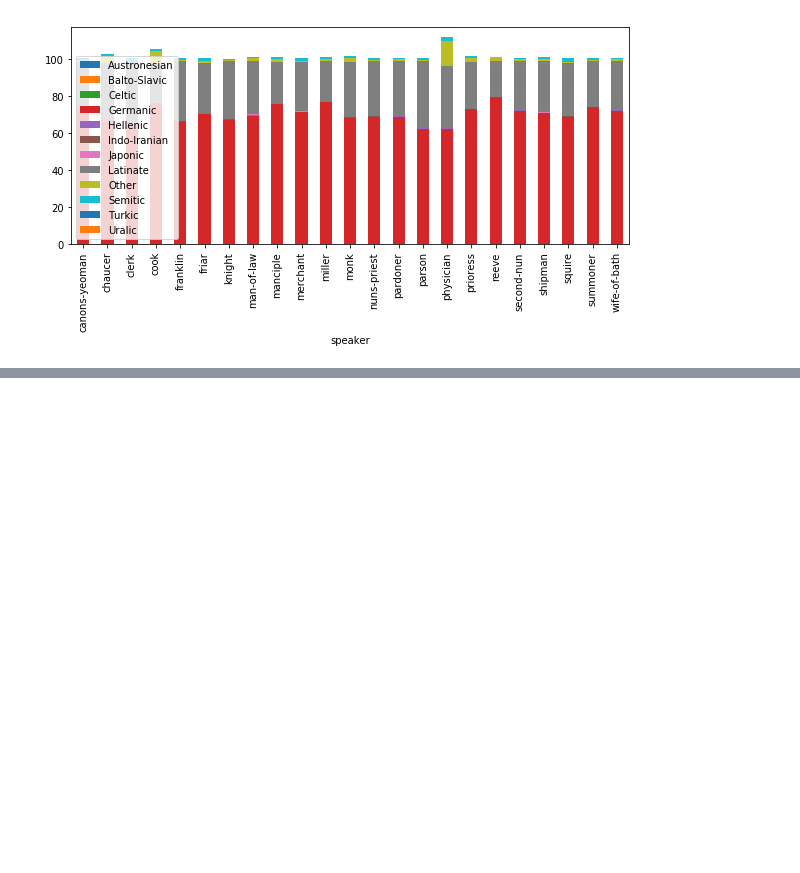
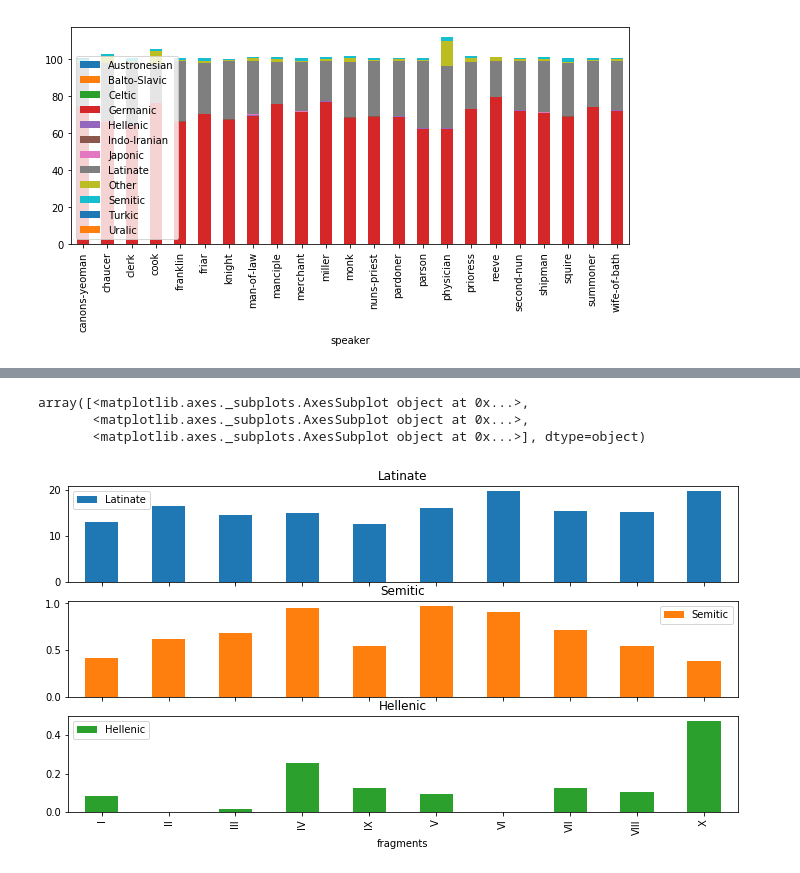
Before and after one commit to JonathanReeve/chaucer-macro-etym, a Jupyter notebook: canterbury-macro-etym.ipynb, the cells around one changed output, grey strips where cells are left out. Drawn from its saved outputs; the diff is of its cells as text; code cells hidden in the pictures; blank space fills up the shorter version.

```diff
--- a/canterbury-macro-etym.ipynb
+++ b/canterbury-macro-etym.ipynb
@@ -833,0 +860,11 @@ chunkSamplesByLatinate
+# %%
+fragments = (['I'] * 8) + (['II'] * 2) + (['III'] * 6) + (['IV'] * 4) + \
+            (['V'] * 4) + (['VI'] * 4) + (['VII'] * 13) + (['VIII'] * 3) + (['IX'] * 2) + (['X'] * 3)
+dfFamilies['fragments'] = fragments
+# %%
+dfFamilies.groupby('fragments').mean()[['Latinate', 'Semitic', 'Hellenic']].plot(kind='bar', subplots=True, figsize=(12,6))
+# %% [output]
+array([<matplotlib.axes._subplots.AxesSubplot object at 0x...>,
+       <matplotlib.axes._subplots.AxesSubplot object at 0x...>,
+       <matplotlib.axes._subplots.AxesSubplot object at 0x...>], dtype=object)
+[figure, added]
```
Also changed, not shown: parts of 4 cells of this notebook.
